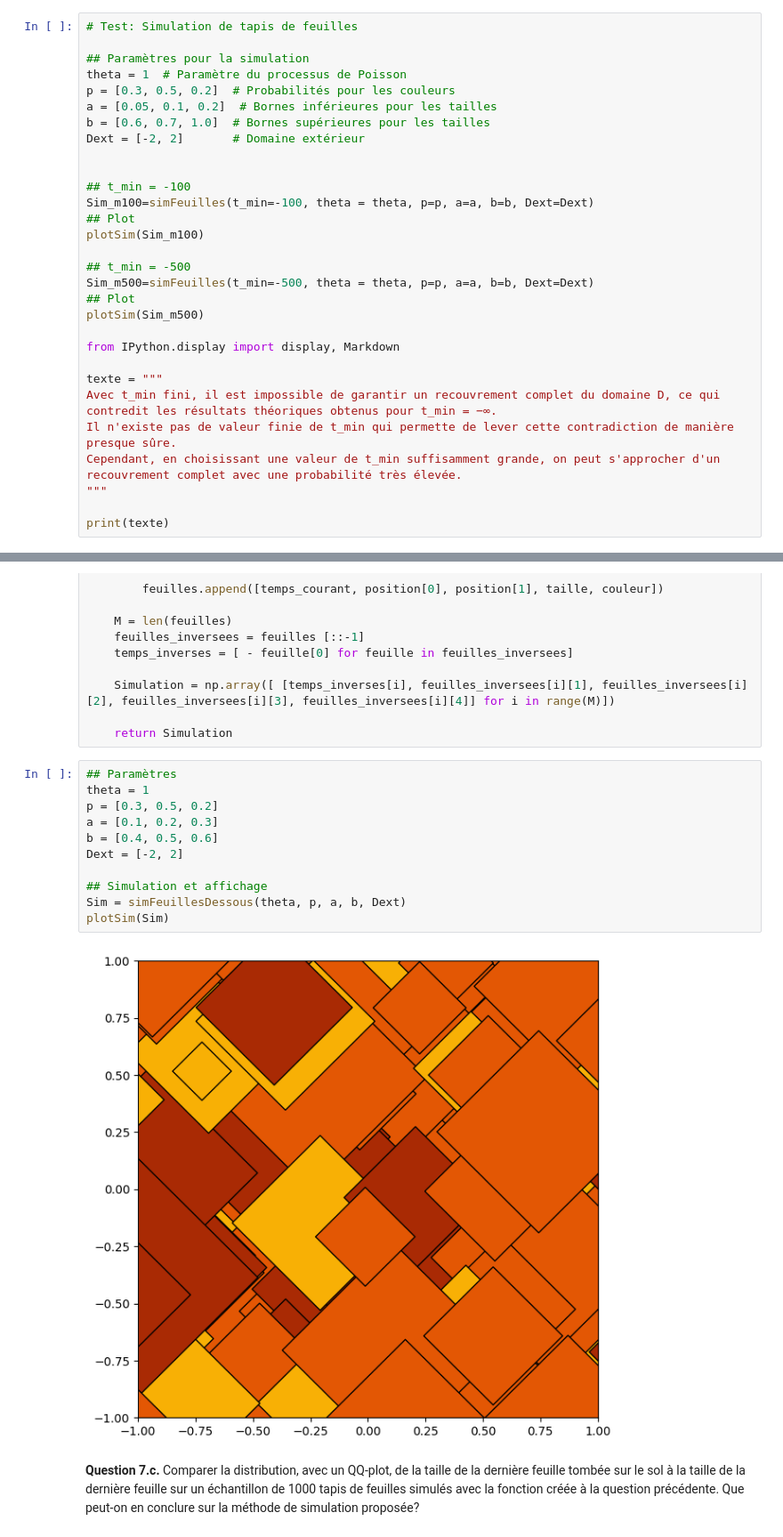
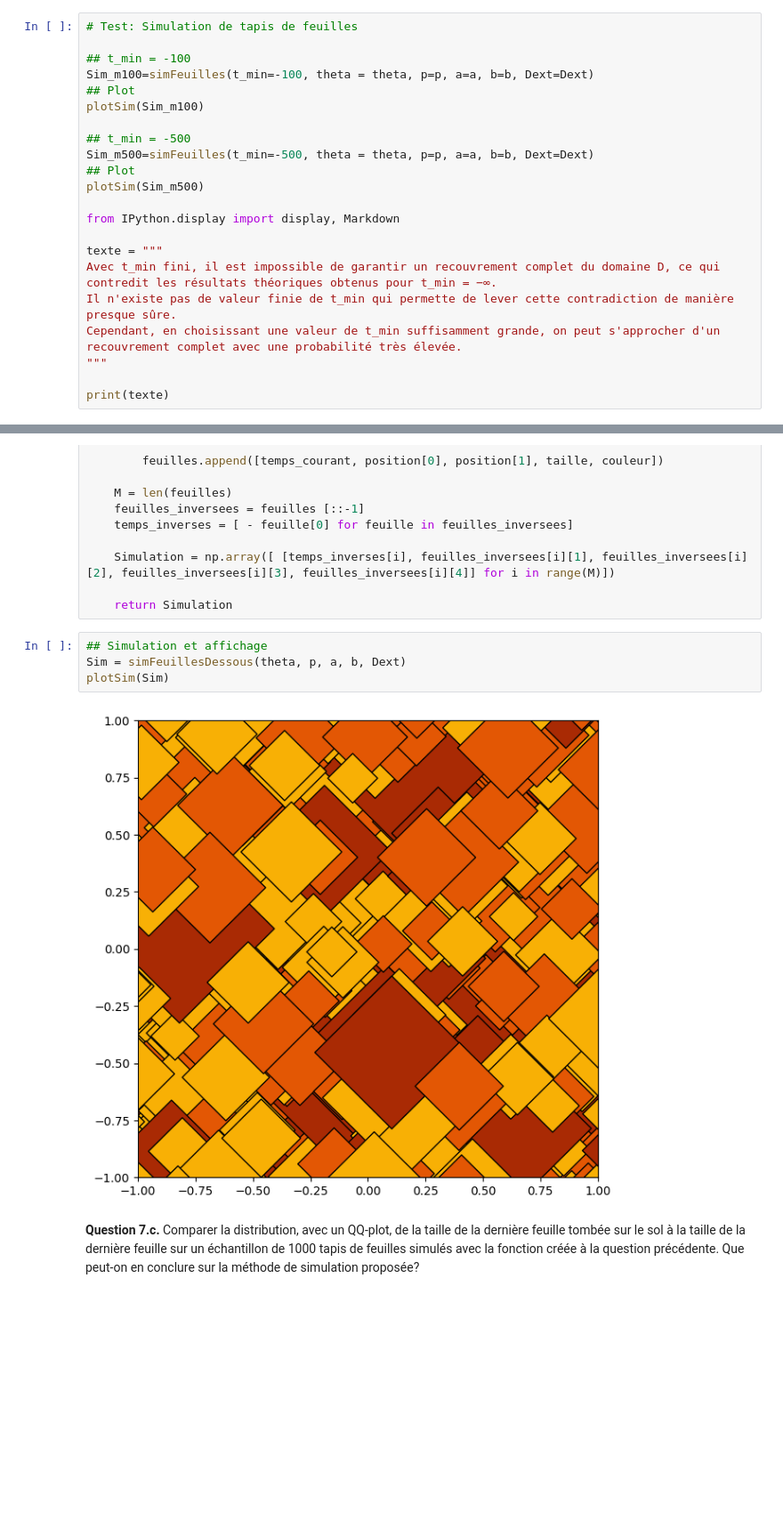
Before and after one commit to HBoiarsky/DM-probas-mines, a Jupyter notebook: PN_Probas_24-25_VF.ipynb, the cells around one changed output, grey strips where cells are left out. Shown at 89% size. Drawn from its saved outputs; the diff is of its cells as text; blank space fills up the shorter version.

```diff
--- a/PN_Probas_24-25_VF.ipynb
+++ b/PN_Probas_24-25_VF.ipynb
@@ -845,14 +808,6 @@ On s'intéresse maintenant à comment obtenir une simulation du modèle en temps
 **Question 5.** Générer des simulations pour $t_{\min}=-100$ et $t_{\min}=-500$. Le domaine $\mathcal{D}$ est-il entièrement recouvert? Quelle contradiction obtenons-nous avec les résultats obtenus en Q.2? Existe-t-il une valeur finie de $t_{\min}$ qui permettrait, presque-sûrement, de lever cette contradiction?
 # %%
 # Test: Simulation de tapis de feuilles
-
-## Paramètres pour la simulation
-theta = 1  # Paramètre du processus de Poisson
-p = [0.3, 0.5, 0.2]  # Probabilités pour les couleurs
-a = [0.05, 0.1, 0.2]  # Bornes inférieures pour les tailles
-b = [0.6, 0.7, 1.0]  # Bornes supérieures pour les tailles
-Dext = [-2, 2]       # Domaine extérieur
-
 
 ## t_min = -100
 Sim_m100=simFeuilles(t_min=-100, theta = theta, p=p, a=a, b=b, Dext=Dext)
@@ -1121,18 +1066,11 @@ def simFeuillesDessous(theta,p,a,b,Dext):
 
     return Simulation
 # %%
-## Paramètres
-theta = 1
-p = [0.3, 0.5, 0.2]
-a = [0.1, 0.2, 0.3]
-b = [0.4, 0.5, 0.6]
-Dext = [-2, 2]
-
 ## Simulation et affichage
 Sim = simFeuillesDessous(theta, p, a, b, Dext)
 plotSim(Sim)
 # %% [output]
-[figure, old version]
+[figure, new version]
 # %% [markdown]
 **Question 7.c.**  Comparer la distribution, avec un QQ-plot, de la taille de la dernière feuille tombée sur le sol à la taille de la dernière feuille sur un échantillon de 1000 tapis de feuilles simulés avec la fonction créée à la question précédente. Que peut-on en conclure sur la méthode de simulation proposée?
 # %%
```
Also changed, not shown: parts of 17 cells of this notebook.
